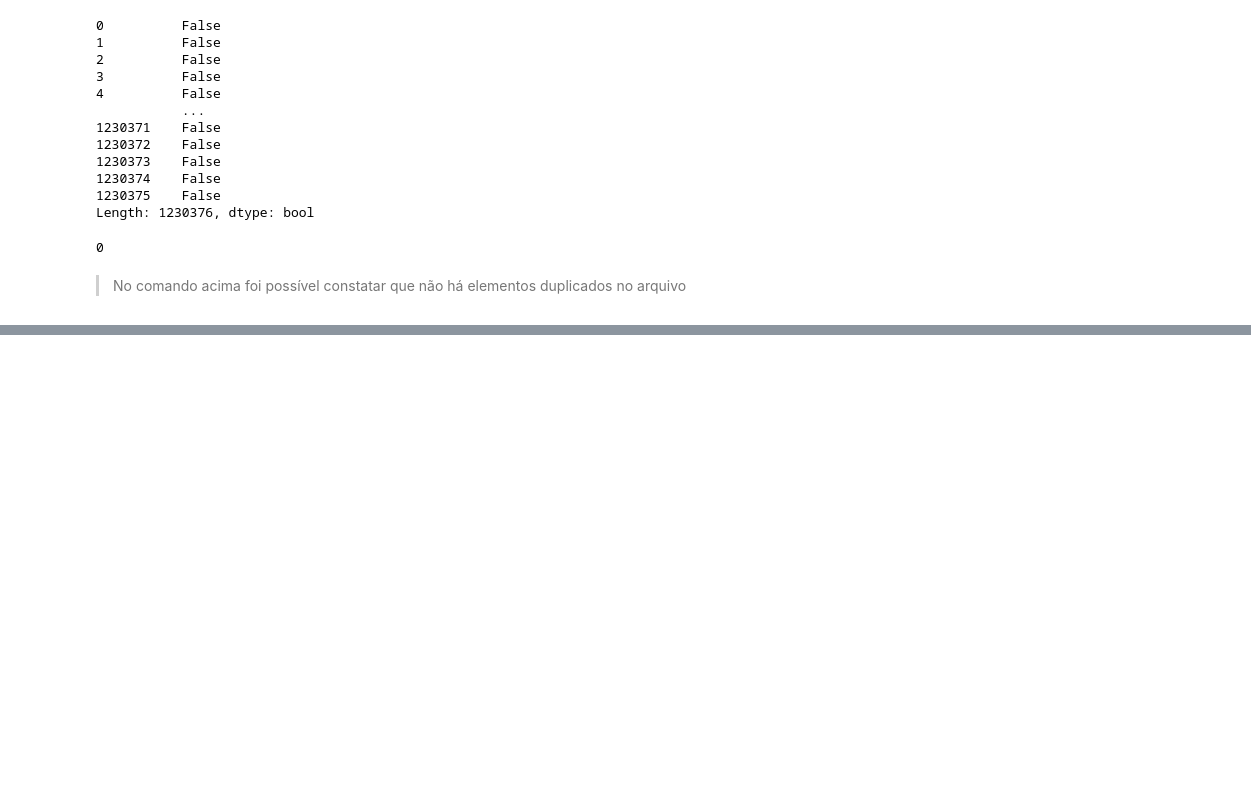
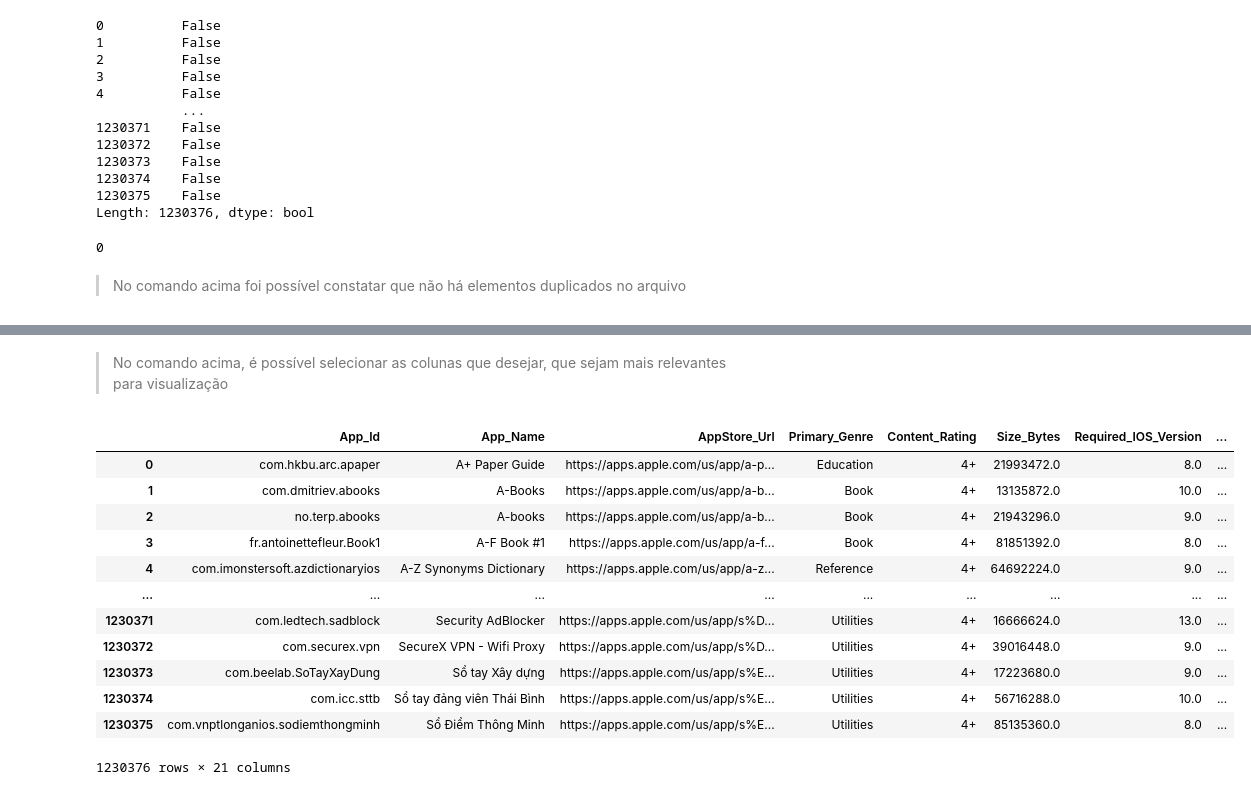
Before and after one commit to Hirata-Matheus/ciencia_dados, a Jupyter notebook: ciencia_dados/projeto1/01-analise_inicial.ipynb, the cells around one changed output, grey strips where cells are left out. Saved outputs shown, nothing was run; the diff lists cells and outputs as text; code cells hidden in the pictures; blank space fills up the shorter version.

```diff
--- a/ciencia_dados/projeto1/01-analise_inicial.ipynb
+++ b/ciencia_dados/projeto1/01-analise_inicial.ipynb
@@ -120,0 +187,18 @@ duplicados.sum()
+# %% [markdown]
+> No comando acima, é possível selecionar as colunas que desejar, que sejam mais relevantes para visualização
+# %%
+df.fillna(value="Não encontrado")
+# %% [output]
+|  | App_Id | App_Name | AppStore_Url | Primary_Genre | Content_Rating | Size_Bytes | Required_IOS_Version | ... |
+| 0 | com.hkbu.arc.apaper | A+ Paper Guide | https://apps.apple.com/us/app/a-p... | Education | 4+ | 21993472.0 | 8.0 | ... |
+| 1 | com.dmitriev.abooks | A-Books | https://apps.apple.com/us/app/a-b... | Book | 4+ | 13135872.0 | 10.0 | ... |
+| 2 | no.terp.abooks | A-books | https://apps.apple.com/us/app/a-b... | Book | 4+ | 21943296.0 | 9.0 | ... |
+| 3 | fr.antoinettefleur.Book1 | A-F Book #1 | https://apps.apple.com/us/app/a-f... | Book | 4+ | 81851392.0 | 8.0 | ... |
+| 4 | com.imonstersoft.azdictionaryios | A-Z Synonyms Dictionary | https://apps.apple.com/us/app/a-z... | Reference | 4+ | 64692224.0 | 9.0 | ... |
+| ... | ... | ... | ... | ... | ... | ... | ... | ... |
+| 1230371 | com.ledtech.sadblock | Sесurity АdBlосkеr | https://apps.apple.com/us/app/s%D... | Utilities | 4+ | 16666624.0 | 13.0 | ... |
+| 1230372 | com.securex.vpn | SесurеХ VРN - Wifi Proxy | https://apps.apple.com/us/app/s%D... | Utilities | 4+ | 39016448.0 | 9.0 | ... |
+| 1230373 | com.beelab.SoTayXayDung | Sổ tay Xây dựng | https://apps.apple.com/us/app/s%E... | Utilities | 4+ | 17223680.0 | 9.0 | ... |
+| 1230374 | com.icc.sttb | Sổ tay đảng viên Thái Bình | https://apps.apple.com/us/app/s%E... | Utilities | 4+ | 56716288.0 | 10.0 | ... |
+| 1230375 | com.vnptlonganios.sodiemthongminh | Sổ Điểm Thông Minh | https://apps.apple.com/us/app/s%E... | Utilities | 4+ | 85135360.0 | 8.0 | ... |
+1230376 rows × 21 columns
```
Also changed, not shown: parts of 15 cells of this notebook, 1 other file.
